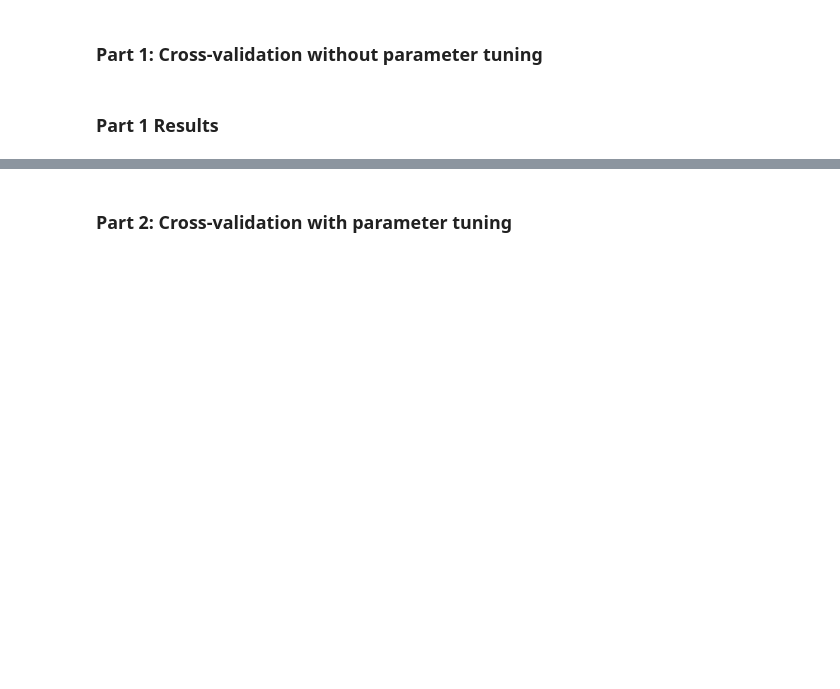
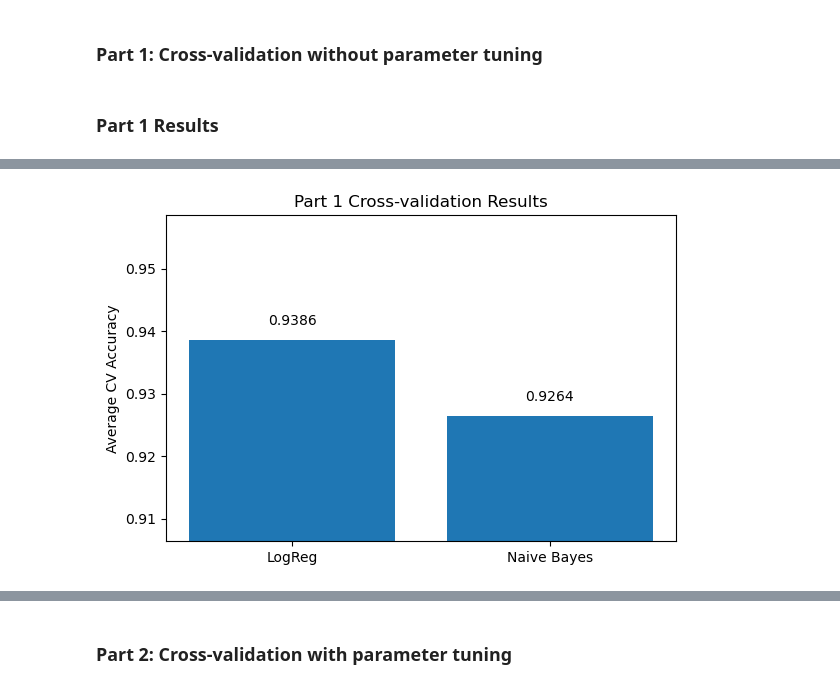
Before and after one commit to HollisH23/Assignment, a Jupyter notebook: Assignment-main/comp5318-a1-2026-template.ipynb, the cells around one changed output, grey strips where cells are left out. Drawn from its saved outputs; the diff is of its cells as text; code cells hidden in the pictures; blank space fills up the shorter version.

```diff
--- a/Assignment-main/comp5318-a1-2026-template.ipynb
+++ b/Assignment-main/comp5318-a1-2026-template.ipynb
@@ -122,0 +166,31 @@ NB average cross-validation accuracy: 0.6555
+# %%
+# classifier comparison
+import matplotlib.pyplot as plt
+
+models_part1 = ["LogReg", "Naive Bayes"]
+acc_part1 = [log_reg_scores.mean(), nb_scores.mean()]
+
+plt.figure(figsize=(6, 4))
+bars = plt.bar(models_part1, acc_part1)
+
+plt.ylabel("Average CV Accuracy")
+plt.title("Part 1 Cross-validation Results")
+
+
+ymin = min(acc_part1) - 0.02
+ymax = max(acc_part1) + 0.02
+plt.ylim(ymin, ymax)
+
+for bar, val in zip(bars, acc_part1):
+    plt.text(
+        bar.get_x() + bar.get_width()/2,
+        val + 0.002,
+        f"{val:.4f}",
+        ha="center",
+        va="bottom"
+    )
+
+plt.tight_layout()
+plt.show()
+# %% [output]
+[figure, added]
```
Also changed, not shown: parts of 31 cells of this notebook, 1 other file.
